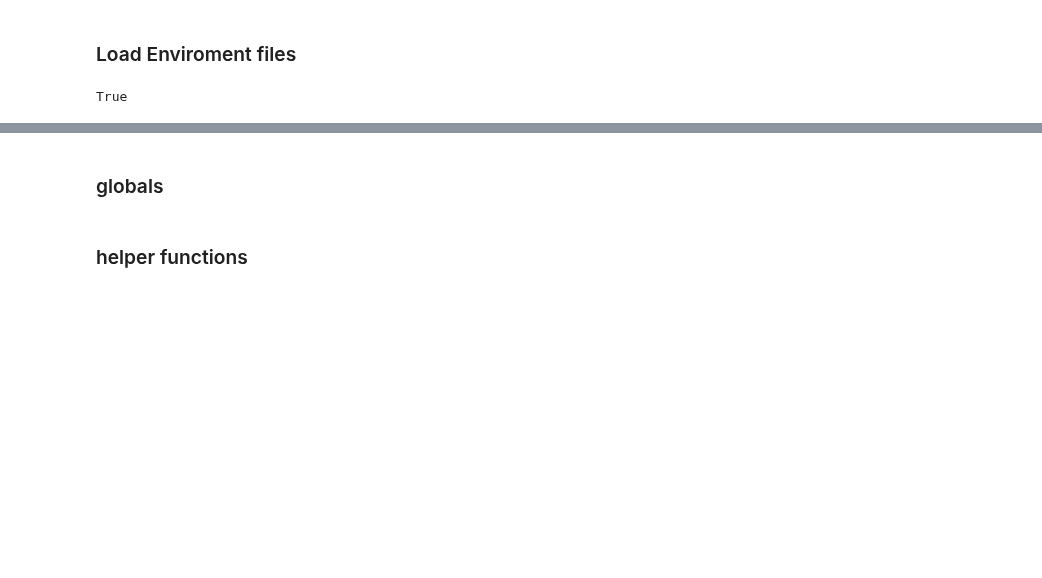
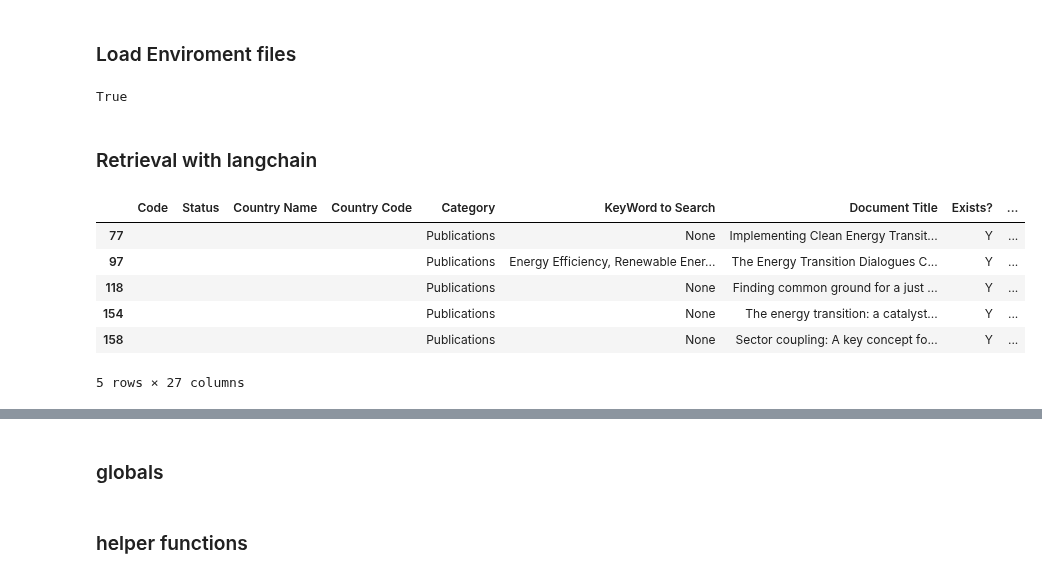
Before and after one commit to UNDP-Data/dsc-sea-ai-api, a Jupyter notebook: notebooks/Energy AI Backend Prototyping.ipynb, the cells around one changed output, grey strips where cells are left out. Cells and saved outputs as stored; diff of their text form; code cells hidden in the pictures; blank space fills up the shorter version.

```diff
--- a/notebooks/Energy AI Backend Prototyping.ipynb
+++ b/notebooks/Energy AI Backend Prototyping.ipynb
@@ -66,3 +65,5 @@ embedding_model = os.getenv("USER_QUERY_EMBEDDING_ENGINE")
 # print(openai.api_key)
 # print(openai.api_base)
 # print(openai.api_version)
+# %% [markdown]
+<h3>Retrieval with langchain </h3>
@@ -68,0 +72,41 @@ embedding_model = os.getenv("USER_QUERY_EMBEDDING_ENGINE")
+# %%
+import pandas as pd
+import numpy as np
+from sklearn.metrics.pairwise import cosine_similarity
+from sentence_transformers import SentenceTransformer
+
+# Load the DataFrame from the pickle file
+df = pd.read_pickle('../models/df_embed_EN_All_V4.pkl')
+
+# Initialize the text embedding model
+model = SentenceTransformer('paraphrase-MiniLM-L6-v2')
+
+# Define the query
+query = "What is the just energy transition"
+
+# Concatenate 'Document Title' and 'Country Name' to form the text for each document
+df['combined_text'] = df['Document Title'].astype(str) + " " + df['Country Name'].astype(str)
+
+# Encode the query and document texts
+query_embedding = model.encode([query])
+document_embeddings = model.encode(df['combined_text'].tolist())
+
+# Calculate cosine similarity between the query and document embeddings
+similarity_scores = cosine_similarity(query_embedding, document_embeddings).flatten()
+
+# Add the similarity scores to the DataFrame
+df['similarity_score'] = similarity_scores
+
+# Filter the DataFrame to include only documents with a similarity score above 0.8
+filtered_df = df[df['similarity_score'] > 0.7]
+
+# Print the filtered DataFrame
+filtered_df.head(500)
+# %% [output]
+|  | Code | Status | Country Name | Country Code | Category | KeyWord to Search | Document Title | Exists? | ... |
+| 77 |  |  |  |  | Publications | None | Implementing Clean Energy Transit... | Y | ... |
+| 97 |  |  |  |  | Publications | Energy Efficiency, Renewable Ener... | The Energy Transition Dialogues C... | Y | ... |
+| 118 |  |  |  |  | Publications | None | Finding common ground for a just ... | Y | ... |
+| 154 |  |  |  |  | Publications | None | The energy transition: a catalyst... | Y | ... |
+| 158 |  |  |  |  | Publications | None | Sector coupling: A key concept fo... | Y | ... |
+5 rows × 27 columns
```
Also changed, not shown: parts of 7 cells of this notebook, 5 other files.
